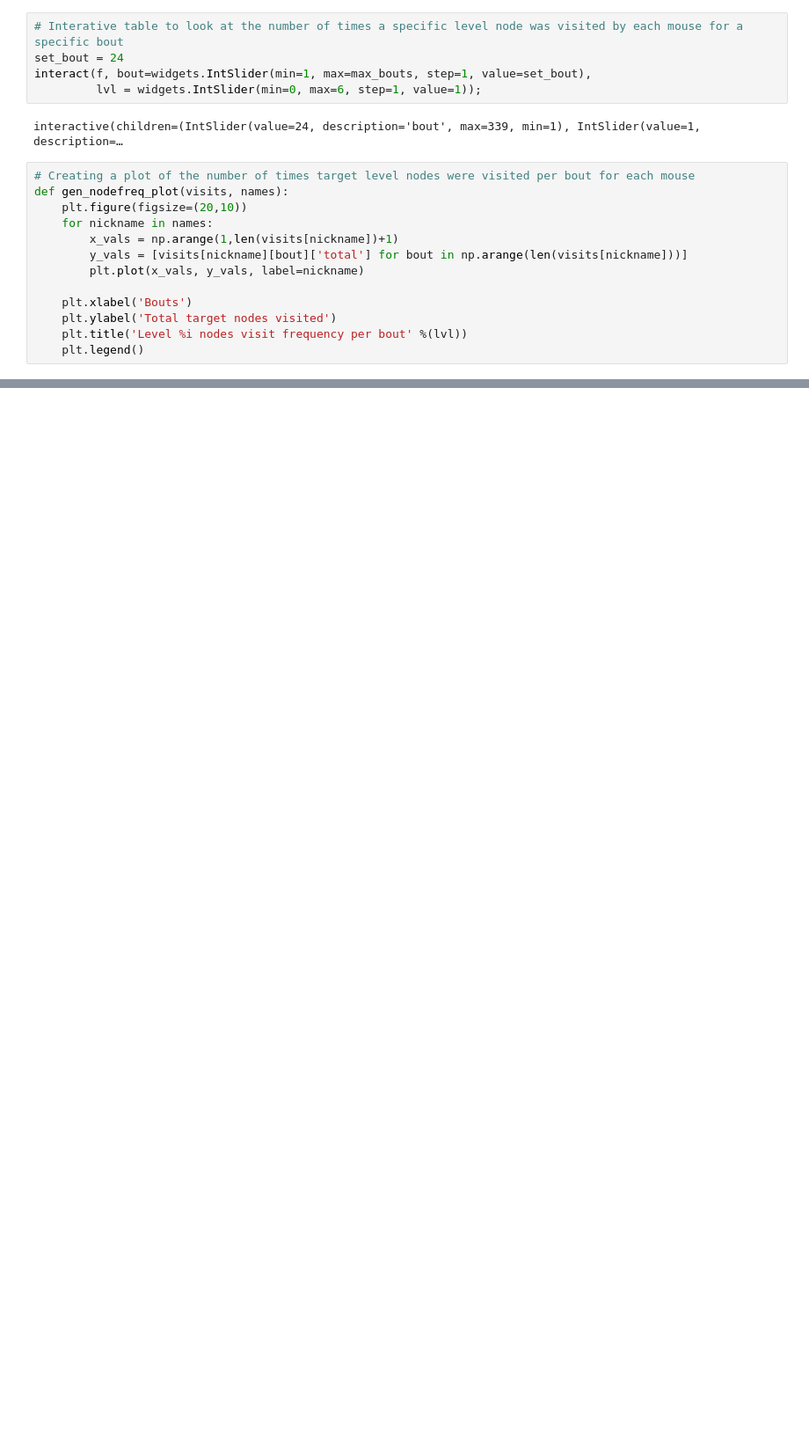
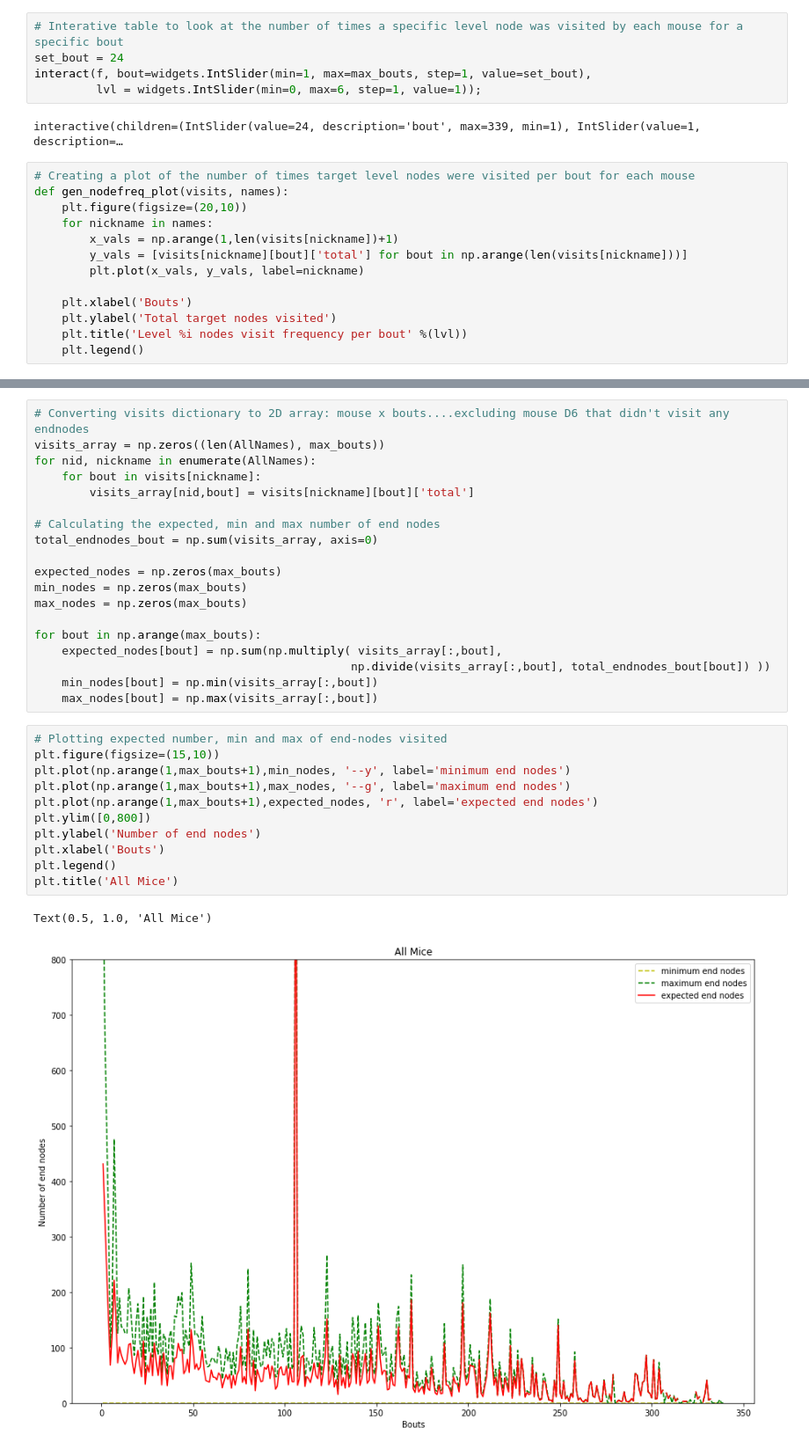
Before and after one commit to umeshksingla/MouseMazeHierRL, a Jupyter notebook: Behavior_Analysis.ipynb, the cells around one changed output, grey strips where cells are left out. Shown at 88% size. Cells and saved outputs as stored; diff of their text form; blank space fills up the shorter version.

```diff
--- a/Behavior_Analysis.ipynb
+++ b/Behavior_Analysis.ipynb
@@ -261,0 +264,33 @@ Node list:  [63, 64, 65, 66, 67, 68, 69, 70, 71, 72, 73, 74, 75, 76, 77, 78, 79,
+# %%
+# Converting visits dictionary to 2D array: mouse x bouts....excluding mouse D6 that didn't visit any endnodes
+visits_array = np.zeros((len(AllNames), max_bouts))
+for nid, nickname in enumerate(AllNames):
+    for bout in visits[nickname]:
+        visits_array[nid,bout] = visits[nickname][bout]['total']
+
+# Calculating the expected, min and max number of end nodes
+total_endnodes_bout = np.sum(visits_array, axis=0)
+
+expected_nodes = np.zeros(max_bouts)
+min_nodes = np.zeros(max_bouts)
+max_nodes = np.zeros(max_bouts)
+
+for bout in np.arange(max_bouts):
+    expected_nodes[bout] = np.sum(np.multiply( visits_array[:,bout],
+                                              np.divide(visits_array[:,bout], total_endnodes_bout[bout]) ))
+    min_nodes[bout] = np.min(visits_array[:,bout])
+    max_nodes[bout] = np.max(visits_array[:,bout])
+# %%
+# Plotting expected number, min and max of end-nodes visited
+plt.figure(figsize=(15,10))
+plt.plot(np.arange(1,max_bouts+1),min_nodes, '--y', label='minimum end nodes')
+plt.plot(np.arange(1,max_bouts+1),max_nodes, '--g', label='maximum end nodes')
+plt.plot(np.arange(1,max_bouts+1),expected_nodes, 'r', label='expected end nodes')
+plt.ylim([0,800])
+plt.ylabel('Number of end nodes')
+plt.xlabel('Bouts')
+plt.legend()
+plt.title('All Mice')
+# %% [output]
+Text(0.5, 1.0, 'All Mice')
+[figure, added]
```
Also changed, not shown: parts of 7 cells of this notebook.
